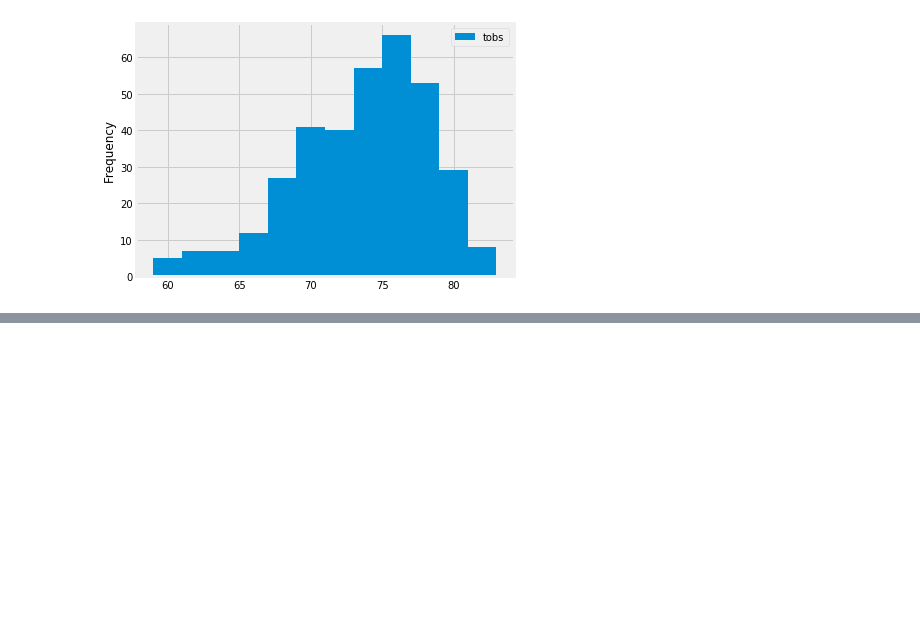
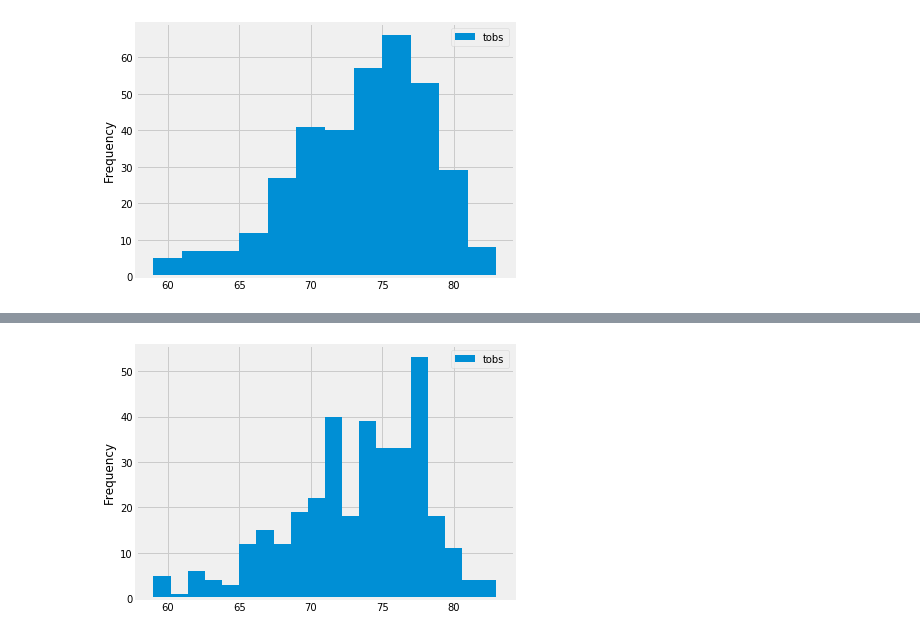
Before and after one commit to kjedlicka/surfs_up, a Jupyter notebook: climate_analysis.ipynb, the cells around one changed output, grey strips where cells are left out. Drawn from its saved outputs; the diff is of its cells as text; code cells hidden in the pictures; blank space fills up the shorter version.

```diff
--- a/climate_analysis.ipynb
+++ b/climate_analysis.ipynb
@@ -203,0 +209,5 @@ plt.tight_layout()
+# %%
+df.plot.hist(bins=20)
+plt.tight_layout()
+# %% [output]
+[figure, added]
```
Also changed, not shown: parts of 2 cells of this notebook, 2 other files.
